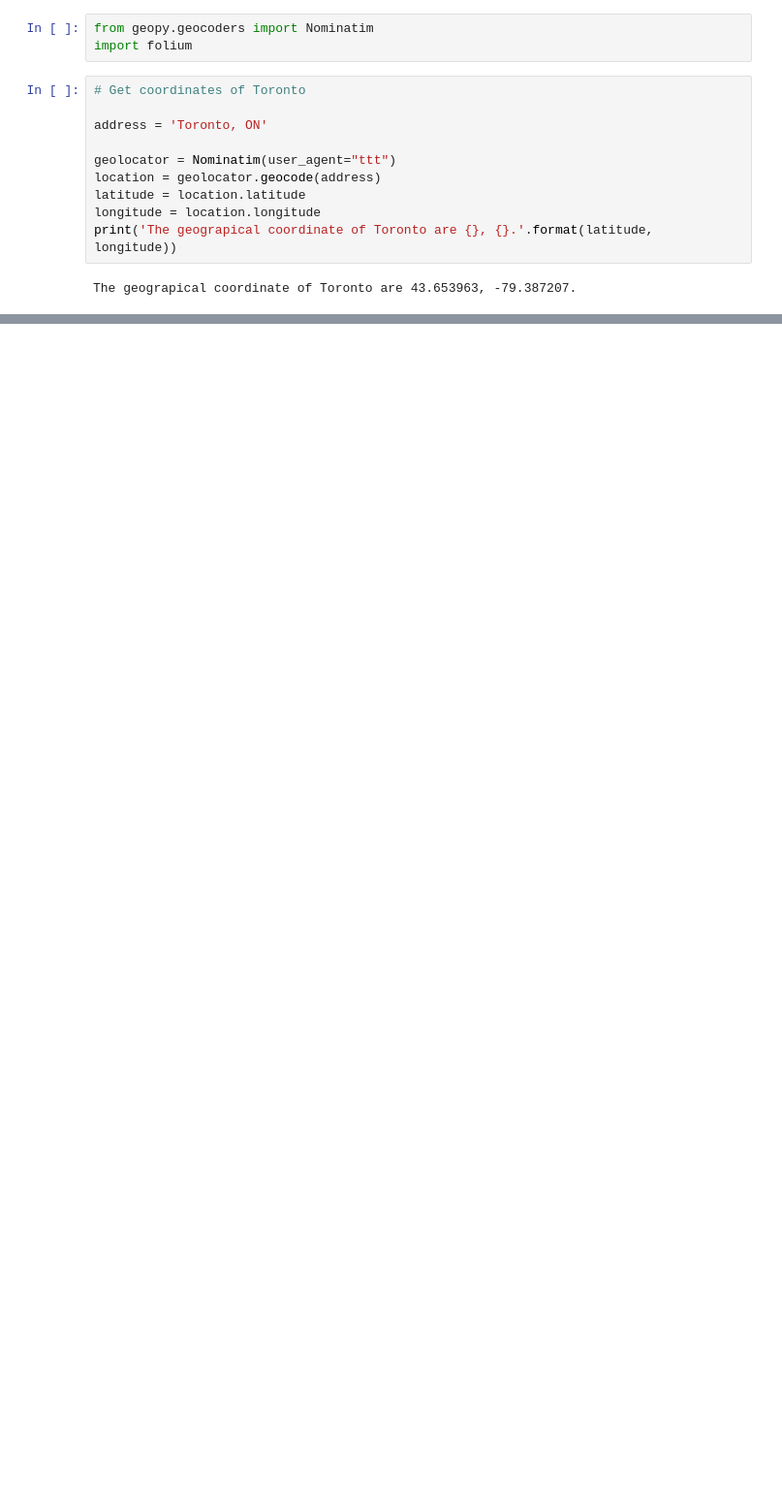
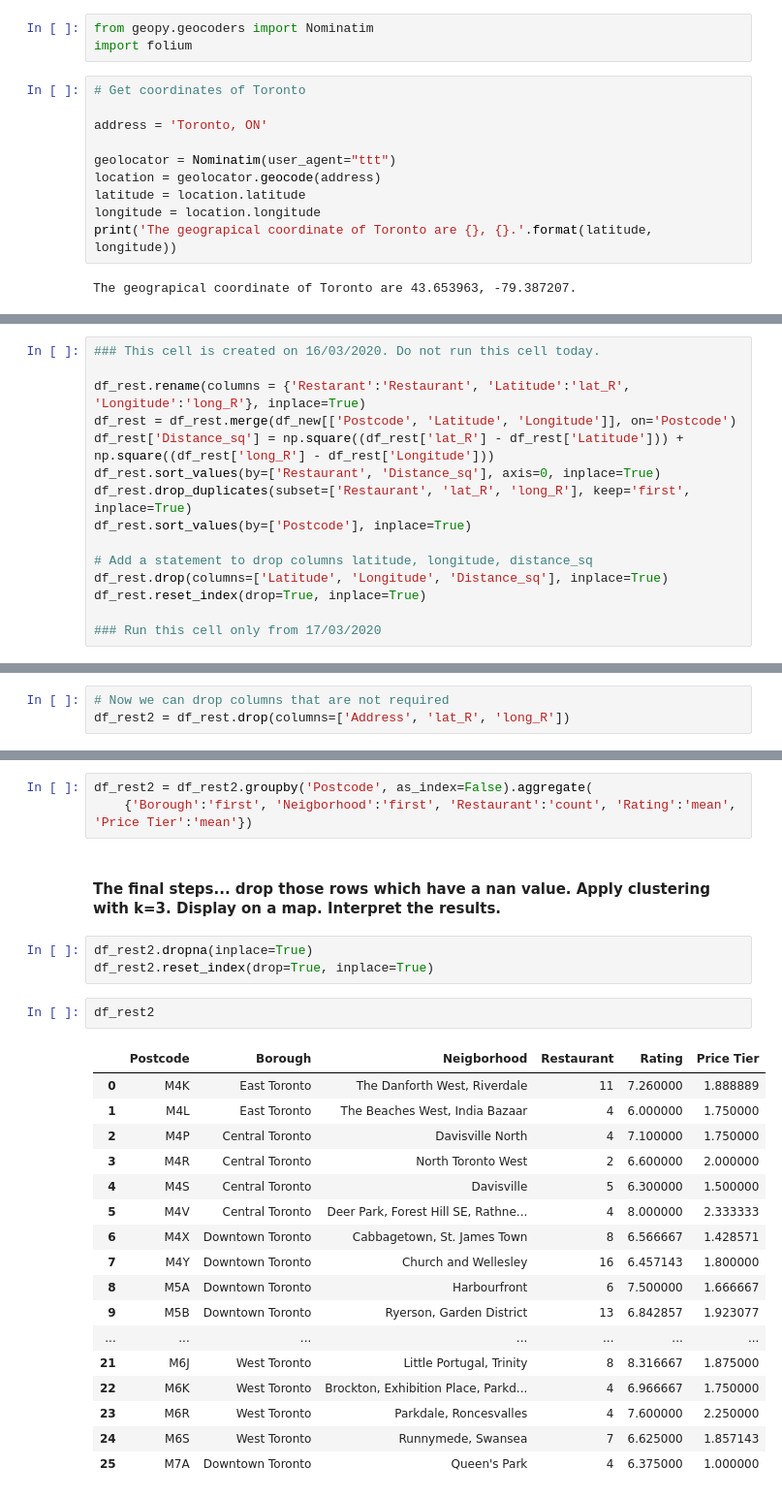
Before and after one commit to rudrasrijan/Coursera_Capstone, a Jupyter notebook: Toronto_neighborhoods.ipynb, the cells around one changed output, grey strips where cells are left out. Shown: that part at 97% size. Cells and saved outputs as stored; diff of their text form; blank space fills up the shorter version.

```diff
--- a/Toronto_neighborhoods.ipynb
+++ b/Toronto_neighborhoods.ipynb
@@ -170,0 +494,15 @@ map_toronto
+# %%
+### This cell is created on 16/03/2020. Do not run this cell today.
+
+df_rest.rename(columns = {'Restarant':'Restaurant', 'Latitude':'lat_R', 'Longitude':'long_R'}, inplace=True)
+df_rest = df_rest.merge(df_new[['Postcode', 'Latitude', 'Longitude']], on='Postcode')
+df_rest['Distance_sq'] = np.square((df_rest['lat_R'] - df_rest['Latitude'])) + np.square((df_rest['long_R'] - df_rest['Longitude']))
+df_rest.sort_values(by=['Restaurant', 'Distance_sq'], axis=0, inplace=True)
+df_rest.drop_duplicates(subset=['Restaurant', 'lat_R', 'long_R'], keep='first', inplace=True)
+df_rest.sort_values(by=['Postcode'], inplace=True)
+
+# Add a statement to drop columns latitude, longitude, distance_sq
+df_rest.drop(columns=['Latitude', 'Longitude', 'Distance_sq'], inplace=True)
+df_rest.reset_index(drop=True, inplace=True)
+
+### Run this cell only from 17/03/2020
@@ -170,0 +564,3 @@ map_toronto
+# %%
+# Now we can drop columns that are not required
+df_rest2 = df_rest.drop(columns=['Address', 'lat_R', 'long_R'])
@@ -170,0 +576,28 @@ map_toronto
+# %%
+df_rest2 = df_rest2.groupby('Postcode', as_index=False).aggregate(
+    {'Borough':'first', 'Neigborhood':'first', 'Restaurant':'count', 'Rating':'mean', 'Price Tier':'mean'})
+# %% [markdown]
+#### The final steps... drop those rows which have a nan value. Apply clustering with k=3. Display on a map. Interpret the results.
+# %%
+df_rest2.dropna(inplace=True)
+df_rest2.reset_index(drop=True, inplace=True)
+# %%
+df_rest2
+# %% [output]
+|  | Postcode | Borough | Neigborhood | Restaurant | Rating | Price Tier |
+| 0 | M4K | East Toronto | The Danforth West, Riverdale | 11 | 7.260000 | 1.888889 |
+| 1 | M4L | East Toronto | The Beaches West, India Bazaar | 4 | 6.000000 | 1.750000 |
+| 2 | M4P | Central Toronto | Davisville North | 4 | 7.100000 | 1.750000 |
+| 3 | M4R | Central Toronto | North Toronto West | 2 | 6.600000 | 2.000000 |
+| 4 | M4S | Central Toronto | Davisville | 5 | 6.300000 | 1.500000 |
+| 5 | M4V | Central Toronto | Deer Park, Forest Hill SE, Rathne... | 4 | 8.000000 | 2.333333 |
+| 6 | M4X | Downtown Toronto | Cabbagetown, St. James Town | 8 | 6.566667 | 1.428571 |
+| 7 | M4Y | Downtown Toronto | Church and Wellesley | 16 | 6.457143 | 1.800000 |
+| 8 | M5A | Downtown Toronto | Harbourfront | 6 | 7.500000 | 1.666667 |
+| 9 | M5B | Downtown Toronto | Ryerson, Garden District | 13 | 6.842857 | 1.923077 |
+| ... | ... | ... | ... | ... | ... | ... |
+| 21 | M6J | West Toronto | Little Portugal, Trinity | 8 | 8.316667 | 1.875000 |
+| 22 | M6K | West Toronto | Brockton, Exhibition Place, Parkd... | 4 | 6.966667 | 1.750000 |
+| 23 | M6R | West Toronto | Parkdale, Roncesvalles | 4 | 7.600000 | 2.250000 |
+| 24 | M6S | West Toronto | Runnymede, Swansea | 7 | 6.625000 | 1.857143 |
+| 25 | M7A | Downtown Toronto | Queen's Park | 4 | 6.375000 | 1.000000 |
```
Also changed, not shown: parts of 58 cells of this notebook.
